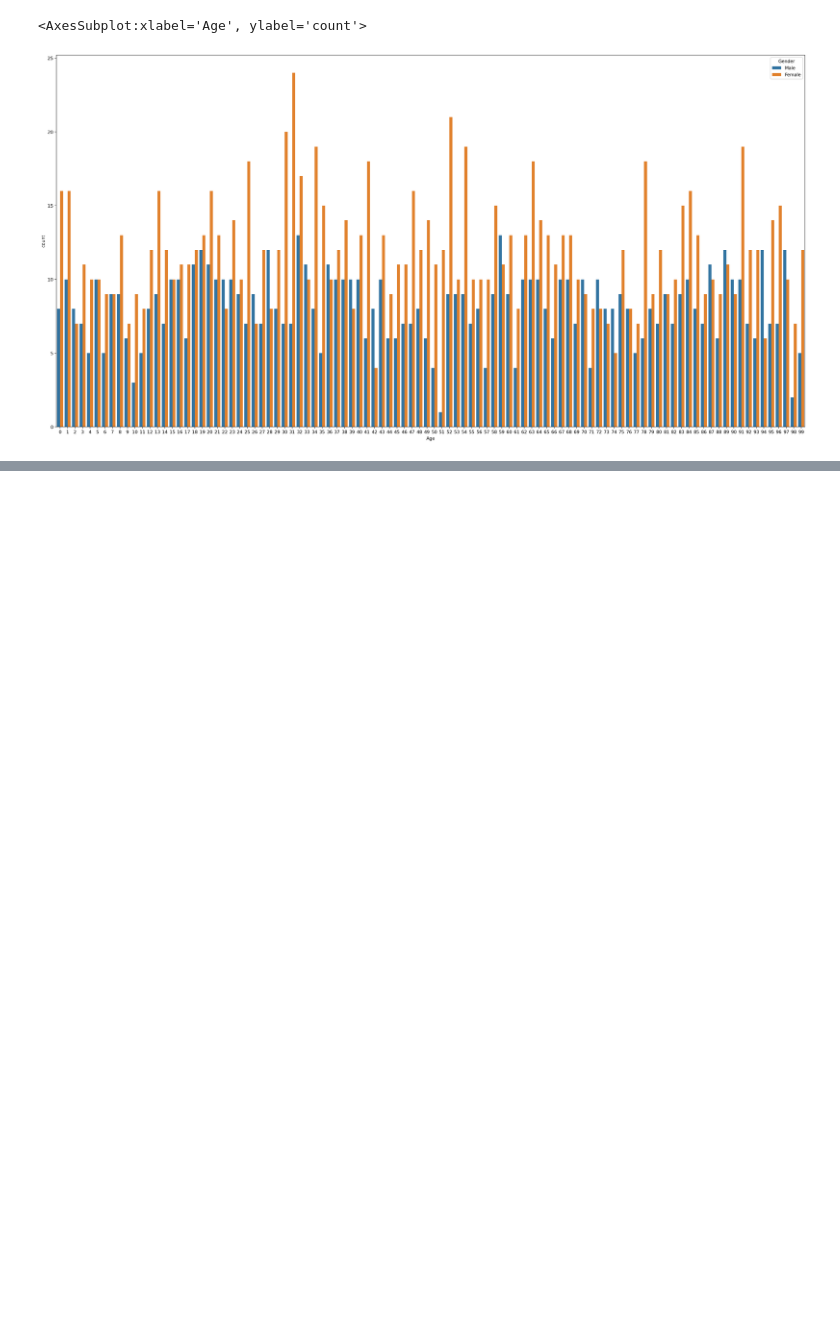
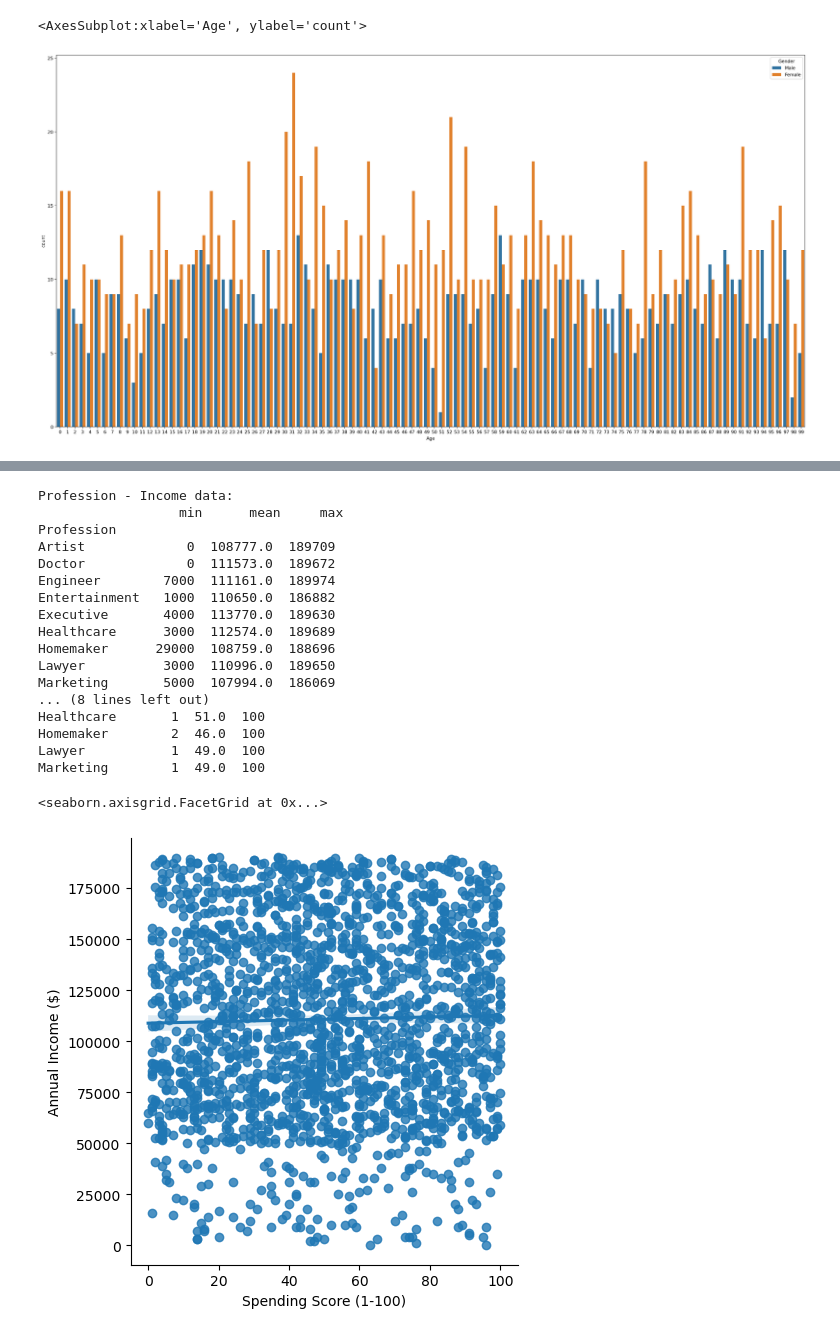
Before and after one commit to Hazel0301/PL, a Jupyter notebook: homework_1.ipynb, the cells around one changed output, grey strips where cells are left out. Cells and saved outputs as stored; diff of their text form; code cells hidden in the pictures; blank space fills up the shorter version.

```diff
--- a/homework_1.ipynb
+++ b/homework_1.ipynb
@@ -112,8 +112,8 @@ sns.countplot(data = customer_data,x="Age",hue="Gender")
 #group by Profession
 group_Profession = customer_data.groupby('Profession')
 
-#count the average & maximum Income of every Prefession
-Income_result = group_Profession['Annual Income ($)'].agg(['mean','max'])
-print("Profession Total Number, Average and Maximum Income :\n", round(Income_result))
+#count the minimum, average and maximum Income of every Prefession
+Income_result = group_Profession['Annual Income ($)'].agg(['min','mean','max'])
+print("Profession Minimum, Average and Maximum Income :\n", round(Income_result))
 
-#職業 平均薪資 及 最高薪資
+#職業 薪資 數據
@@ -120,8 +133,29 @@ print("Profession Total Number, Average and Maximum Income :\n", round(Income_re
 # %%
-#count the average & maximum Spending Score of every Prefession
-Income_result_Spend = group_Profession['Spending Score (1-100)'].agg(['mean','max'])
+#count the minimum, average and maximum Spending Score of every Prefession
+Income_result_Spend = group_Profession['Spending Score (1-100)'].agg(['min','mean','max'])
 
-print("Profession Average and Maximum Income :\n", round(Income_result))
-print("Profession Average and Maximum Spend :\n", round(Income_result_Spend))
+print("Profession - Income data:\n", round(Income_result))
+print("Profession - Spending Score data:\n", round(Income_result_Spend))
 
-#職業薪資 與 消費水準 關係
+sns.lmplot(x='Spending Score (1-100)', y='Annual Income ($)', data=customer_data)
+#職業 薪資與消費 關係
+# %% [output]
+Profession - Income data:
+                  min      mean     max
+Profession
+Artist             0  108777.0  189709
+Doctor             0  111573.0  189672
+Engineer        7000  111161.0  189974
+Entertainment   1000  110650.0  186882
+Executive       4000  113770.0  189630
+Healthcare      3000  112574.0  189689
+Homemaker      29000  108759.0  188696
+Lawyer          3000  110996.0  189650
+Marketing       5000  107994.0  186069
+... (8 lines left out)
+Healthcare       1  51.0  100
+Homemaker        2  46.0  100
+Lawyer           1  49.0  100
+Marketing        1  49.0  100
+<seaborn.axisgrid.FacetGrid at 0x...>
+[figure, added]
```
Also changed, not shown: parts of 8 cells of this notebook.
